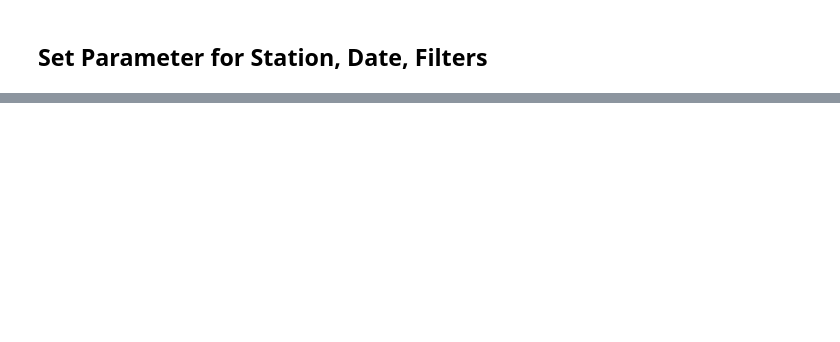
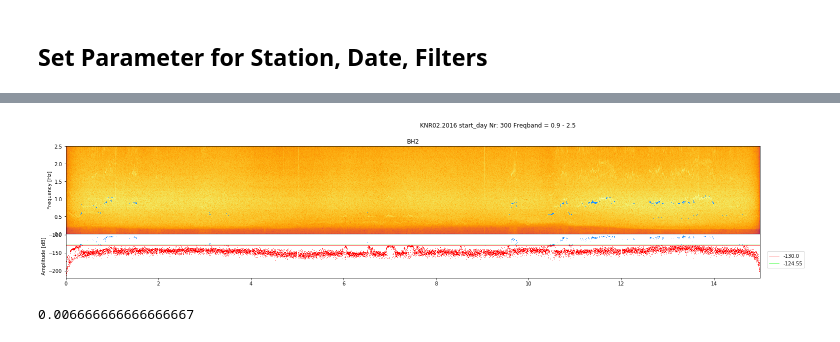
Before and after one commit to seismology-hamburg/fundamental_frequency_detection, a Jupyter notebook: Harmonic_product_spectrum.ipynb, the cells around one changed output, grey strips where cells are left out. Saved outputs shown, nothing was run; the diff lists cells and outputs as text; code cells hidden in the pictures; blank space fills up the shorter version.

```diff
--- a/Harmonic_product_spectrum.ipynb
+++ b/Harmonic_product_spectrum.ipynb
@@ -36,12 +36,13 @@ freq_max_bandpass = 10 ## filtercorners for filtering after response remove
 #per_lap = .9
 # %%
+## original to calculate with gaps inbetween days
 #start_day = str(day)
 
 year = str(year)
 
-number_of_days = 6
+number_of_days = 15
 
-threshold = -14
+threshold = -10
 threshold = 10**(threshold)
 
 
@@ -296,0 +396,47 @@ plt.show()
+# %%
+number_bins = 50
+#threshold = -13
+#threshold = 10**(threshold)
+#number_of_days = 6
+#print(station + '.' + component + '_' + 'starttime: ' +  str(st_BHZ[0].stats.starttime)[0:19])
+gridsize = (41, 9)
+fig = plt.figure(figsize=(32, 22))
+fig.subplots_adjust(hspace=0, wspace=0)
+#fig.suptitle(station + '.' + 'starttime: ' +  first_date)
+#fig.suptitle(station + '.' + component + '_' + 'starttime: ' +  str(trace[0].stats.starttime)[0:19])
+ax1 = plt.subplot2grid(gridsize, (0, 0), colspan=7, rowspan=6)
+#ax2 = plt.subplot2grid(gridsize, (0, 7), colspan=1, rowspan=6, sharey=ax1)
+ax3 = plt.subplot2grid(gridsize, (6, 0), colspan=7, rowspan=3)
+
+
+ax1.pcolormesh(specgram_time/3600/24, specgram_freq, 10*np.log10(specgram_appended_all_comps[0]))
+ax1.plot(time_stack/3600/24,fund_freq_value_appended[0,:],',', color='dodgerblue')
+#ax1.plot(time_stack/3600/24,fund_freq_value_all_appended[0,:],',', color='dodgerblue')
+ax1.set_ylim(0,2.5)
+ax1.set_ylabel('Frequency [Hz]')
+ax1.set_xlim(0,number_of_days)
+ax1.title.set_text(components[0])
+ax1.set_xticks([])
+
+
+
+ax3.plot(time_stack/3600/24, 10*np.log10(fund_freq_amplitude_all_muted_appended[0,:]),',', color='red')
+#ax3.plot(time_stack/3600/24,10*np.log10(fund_freq_amplitude_all_appended[0,:]),',', color='red')
+ax3.plot(time_stack/3600/24,10*np.log10(fund_freq_amplitude_appended[0,:]),',', color='dodgerblue')
+ax3.axhline(y=10*np.log10(threshold), color='red', linewidth=.6, label=10*np.log10(threshold))
+mean0 = str(10*np.log10(np.nanmean(fund_freq_amplitude_all_muted_appended[0,:])))
+ax3.axhline(y=10*np.log10(np.nanmean(fund_freq_amplitude_all_muted_appended[0,:])), color='lime', lw=.6, label=mean0[0:7])
+ax3.set_ylabel('Amplitude [dB]')
+ax3.set_xlim(0, number_of_days)
+ax3.legend(bbox_to_anchor=(1.01, .6), loc=2, borderaxespad=0.)
+
+
+
+plt.suptitle((station+'.'+year+' start_day Nr: '+startday+' Freqband = ' +str(freq_min_bandpass)+' - '+str(freq_max_bandpass) ), x=.5, y=.91)
+plt.show()
+# %% [output]
+[figure, added]
+# %%
+1/150
+# %% [output]
+0.006666666666666667
```
Also changed, not shown: parts of 8 cells of this notebook.
